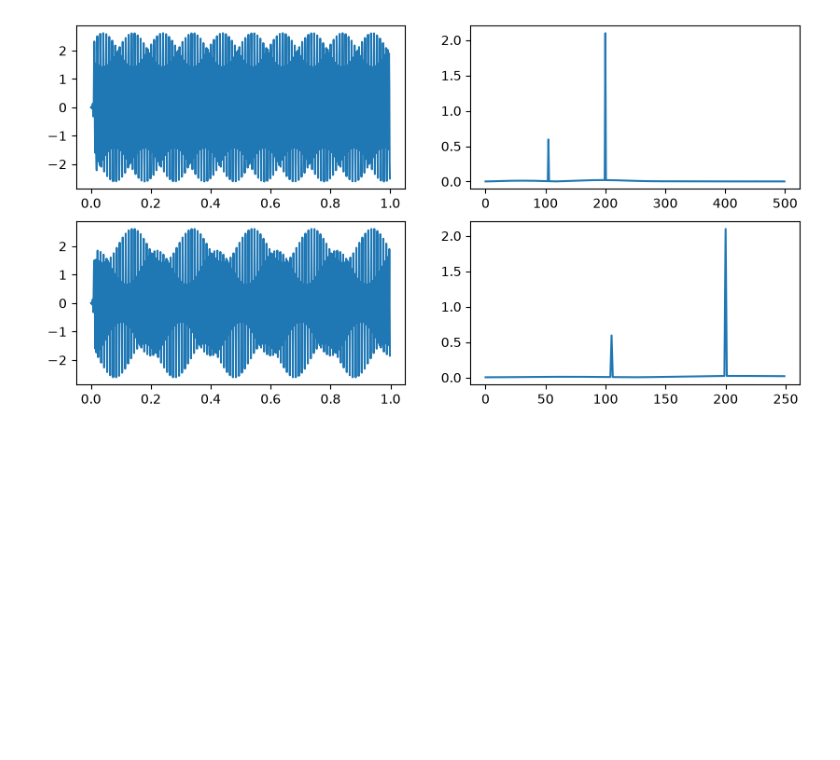
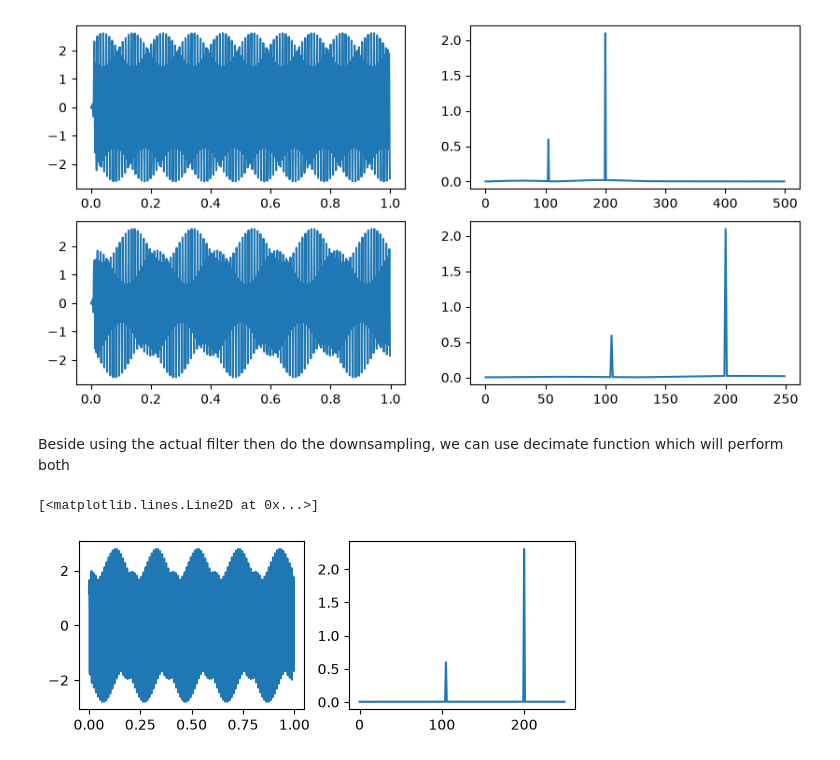
Before and after one commit to sotheasokea/Digital-Signal-Processing-Lecture, a Jupyter notebook: Other Exercises/down_and_up_sampling.ipynb, the cells around one changed output. Cells and saved outputs as stored; diff of their text form; code cells hidden in the pictures; blank space fills up the shorter version.

```diff
--- a/Other Exercises/down_and_up_sampling.ipynb
+++ b/Other Exercises/down_and_up_sampling.ipynb
@@ -58,3 +58,17 @@ plt.subplot(2, 2, 4); plt.plot(freq, mag)
 # %% [output]
 [<matplotlib.lines.Line2D at 0x...>]
 [figure]
+# %% [markdown]
+Beside using the actual filter then do the downsampling, we can use decimate function which will perform both
+# %%
+f_new = 500
+M = int(fs/f_new)
+
+x_new = signal.decimate(x, M, ftype = 'fir', zero_phase = True)
+t_new = np.arange(len(x_new)) / f_new
+plt.subplot(2, 2, 3); plt.plot(t_new, x_new)
+freq, mag = spectrum(x_new, f_new)
+plt.subplot(2, 2, 4); plt.plot(freq, mag)
+# %% [output]
+[<matplotlib.lines.Line2D at 0x...>]
+[figure, added]
```
Also changed, not shown: parts of 5 cells of this notebook.
